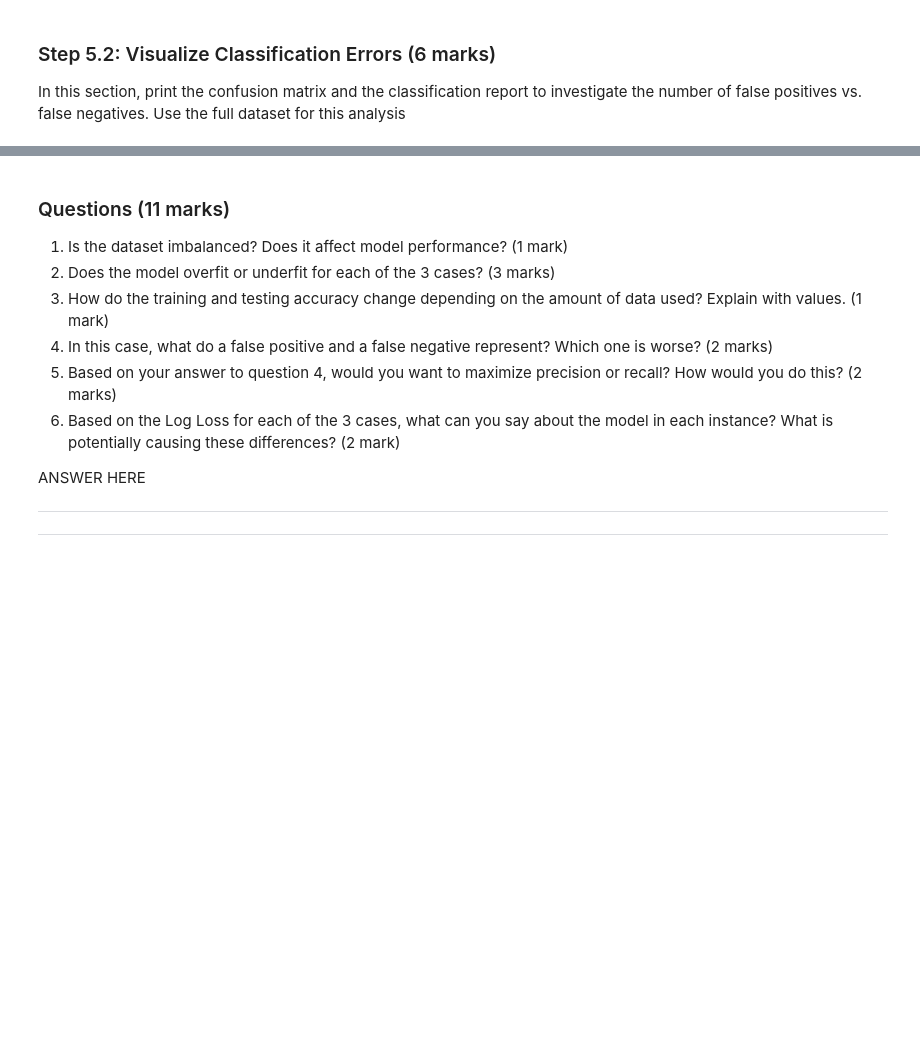
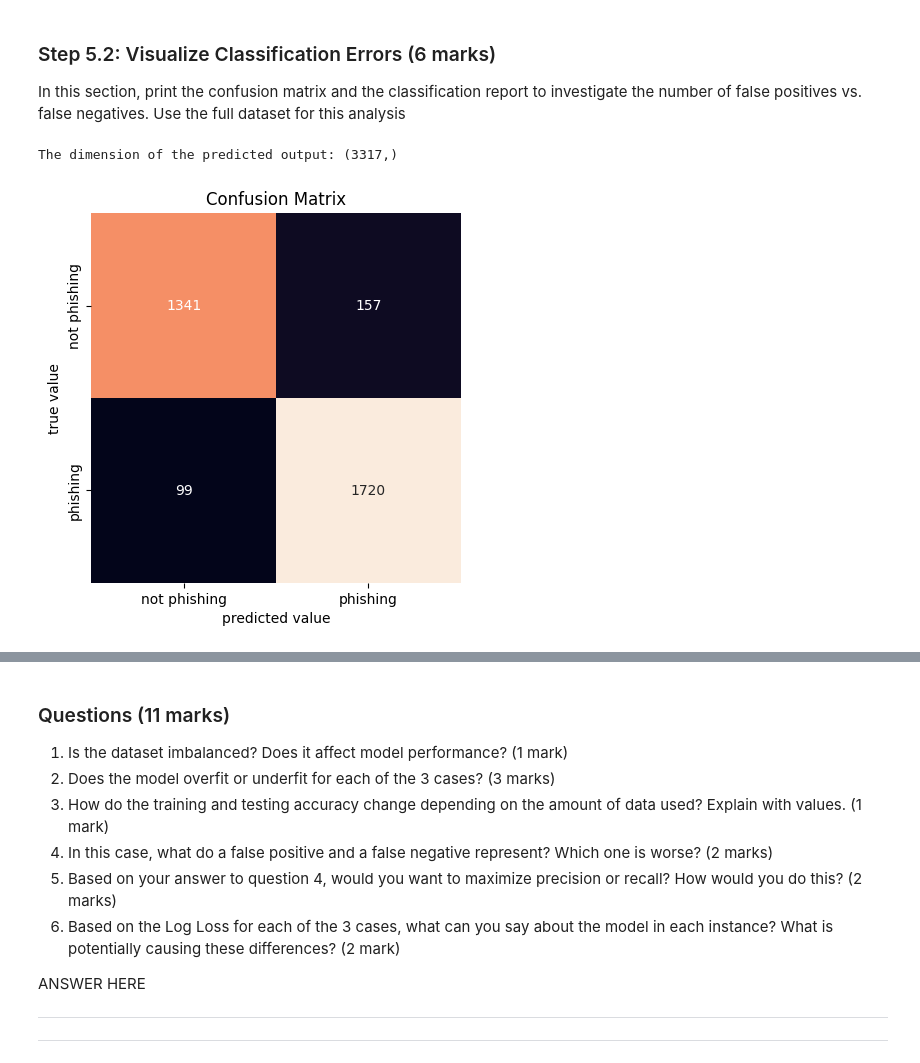
Before and after one commit to AnthonyKelly8/engg680_2024_fall, a Jupyter notebook: Lab_Assignment3/Assignment3.ipynb, the cells around one changed output, grey strips where cells are left out. Saved outputs shown, nothing was run; the diff lists cells and outputs as text; code cells hidden in the pictures; blank space fills up the shorter version.

Commit message:
Finished Logistic Regression portion of assignment except for questions at end

```diff
--- a/Lab_Assignment3/Assignment3.ipynb
+++ b/Lab_Assignment3/Assignment3.ipynb
@@ -536,14 +614,43 @@ In this section, print the confusion matrix and the classification report to inv
 # %%
 # TO DO: Retrieve target vector and predicted values for testing set using full dataset and print the dimension of the predicted output (2 mark)
 # Note: 70% training set, 30% testing set
+
+y = y.ravel()
+
+X_train, X_test, y_train, y_test = train_test_split(X, y, test_size=0.3, random_state=0)
+
+model = LogisticRegression(max_iter=2000, random_state=0)
+model.fit(X_train, y_train)
+
+y_pred_test = model.predict(X_test)
+
+print(f"The dimension of the predicted output: {y_pred_test.shape}")
+# %% [output]
+The dimension of the predicted output: (3317,)
 # %%
-import seaborn as sns
-
 # TO DO: Calculate confusion matrix (2 marks) : conf_mat
 
 # Below code prints confusion matrix using a heatmap
+
+#importing libraries
+import seaborn as sns
+import matplotlib.pyplot as plt
+from sklearn.metrics import confusion_matrix
+
+#setting confusion matrix based on y_test and y_pred_test
+conf_mat = confusion_matrix(y_test, y_pred_test)
+
+#generating confusion matrix using a heatmap
 sns.heatmap(conf_mat, xticklabels=['not phishing', 'phishing'],  yticklabels=['not phishing', 'phishing'], square=True, annot=True, cbar=False, fmt='d')
+
+#labeling plot
 plt.xlabel('predicted value')
 plt.ylabel('true value')
+plt.title('Confusion Matrix')
+
+#showing plot
+plt.show()
+# %% [output]
+[figure, added]
 # %%
 # TO DO: Print classification report (2 marks)
```
Also changed, not shown: parts of 8 cells of this notebook.
